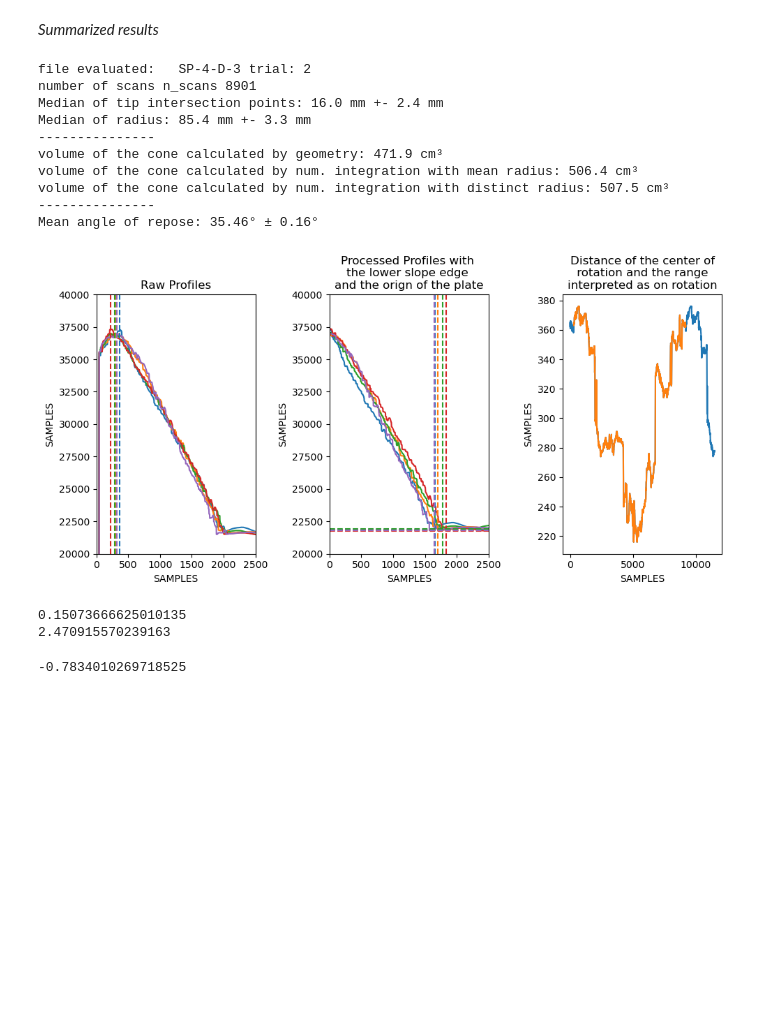
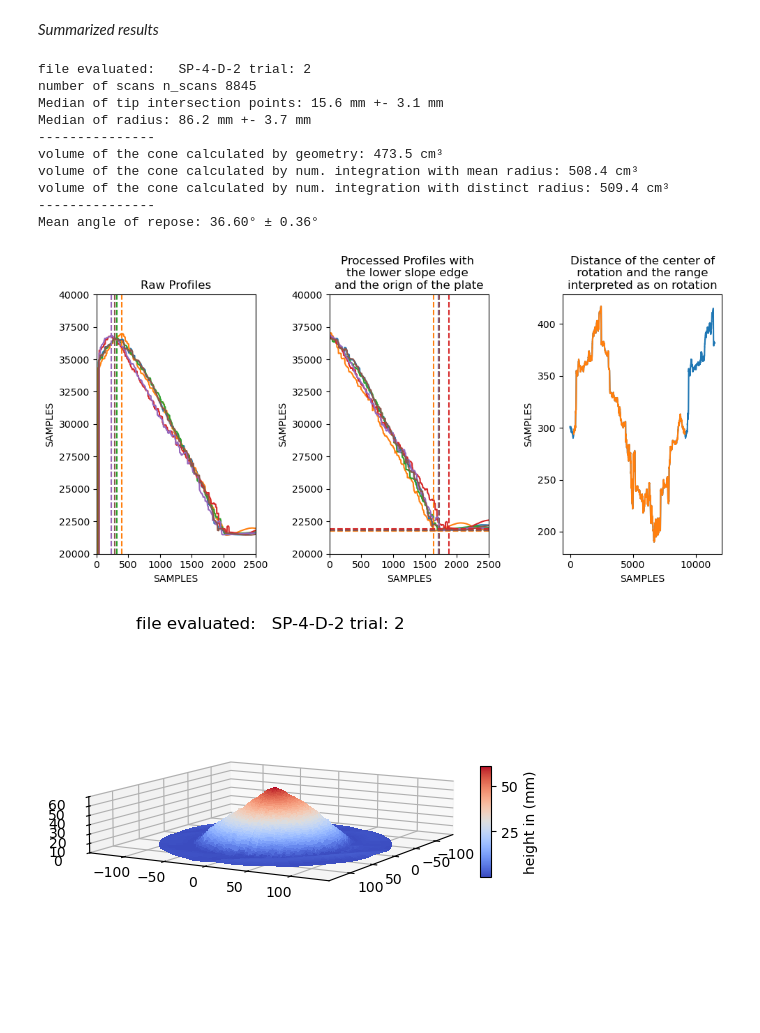
Before and after one commit to alexanderknut/Schuettkegel_Lab_dev, a Jupyter notebook: Auswertung.ipynb, the cells around one changed output. Saved outputs shown, nothing was run; the diff lists cells and outputs as text; code cells hidden in the pictures; blank space fills up the shorter version.

```diff
--- a/Auswertung.ipynb
+++ b/Auswertung.ipynb
@@ -170,7 +172,7 @@ for i in range(np.shape(z_data_f)[1]):
     # adaptiv calculation of the index used for the linear interpolation
     # define left and right fit ranges
     left_start = max(first_valid[i], int(index_max_z[i]-OUTERCENTEROFFSET))
-    left_stop = max(first_valid[i]+MINIMUMOFFSET, int(index_max_z[i]-inner_center_offset[i]))
+    left_stop = max(left_start+MINIMUMOFFSET, int(index_max_z[i]-inner_center_offset[i]))
     right_start = min(index_max_z[i]+MINIMUMOFFSET, int(index_max_z[i]+inner_center_offset[i]))
     right_stop = min(z_data_f.shape[0], int(index_max_z[i]+OUTERCENTEROFFSET))
     # define row ranges for left and right linear fits
@@ -263,19 +265,25 @@ x_int_floor = np.zeros(np.shape(z_data_f_r_t_sx)[1])
 z_data_f_r_t_sx_sz = np.zeros((SAMPLESIZE,np.shape(z_data_f_r_t_sx)[1]))
 b_right = np.zeros(x_int_floor.shape)
 for i in range(np.shape(z_data_f_t)[1]):
+    x_used = x_data_f_r_s[:]
+    z_used = z_data_f_r_t_sx[:,i]
+    valid_used = valid_t_s[:,i]
     # define left and right fit ranges
     # define row ranges for left and right linear fits
-    right_stop = min(z_data_f_r_t_sx.shape[0], RIGHTSTOP)
+    right_stop = min(z_used.shape[0], RIGHTSTOP)
     row_range_right = slice(RIGHTSTART, right_stop)
     # linear fit left and right of the peak
-    b_right[i] = np.min(z_data_f_r_t_sx[row_range_right,i])
-    b_right_ind = np.argmin(z_data_f_r_t_sx[row_range_right,i])+RIGHTSTART
+    # ISSUE: b_right_ind is not calculated properly because the calculation is truncated by the mask valid_used
+    b_right[i] = np.min(z_used[row_range_right][valid_used[row_range_right]])
+    b_right_ind = np.argmin(z_used[row_range_right][valid_used[row_range_right]])+RIGHTSTART
     #adaptive calculate the row range left
     #max_right = np.max(z_data_f_r_t_sx[row_range_right,i])
-    left_stop = np.where(z_data_f_r_t_sx[:b_right_ind,i] > MAXTHRESHOLD*b_right[i])[0][-1]
+    left_stop = np.where(z_used[:b_right_ind] > MAXTHRESHOLD*b_right[i])[0][-1]
     left_start = left_stop - LEFTOFFSET
     row_range_left = slice(left_start, left_stop)
-    m_left, b_left = np.polyfit(x_data_f_r_s[row_range_left], z_data_f_r_t_sx[row_range_left,i], 1)
+    x_for_calc = x_used[row_range_left][valid_used[row_range_left]]
+    z_for_calc = z_used[row_range_left][valid_used[row_range_left]]
+    m_left, b_left = np.polyfit(x_for_calc,z_for_calc, 1)
     x_int_floor[i] = (b_right[i] - b_left) / (m_left)
 print(f"Median of radius: {np.median(x_int_floor*SCALE_X):.1f} mm +- {np.std(x_int_floor*SCALE_X):.1f} mm")
 x_int_floor = x_int_floor.astype(int)
@@ -471,39 +477,64 @@ for x in x_int_t[STARTIND:ENDIND:stepsize]:
 axes[0].set_ylim([20000,40000])
 axes[0].set_xlim([0,SAMPLESIZE])
 axes[0].set_xlabel("SAMPLES")
 axes[0].set_ylabel("SAMPLES")
 axes[0].set_title("Raw Profiles")
 z_plot = axes[1].plot(z_data_f_r_t_sx[:,STARTIND:ENDIND:stepsize])
 i=0
 for x in x_int_floor[STARTIND:ENDIND:stepsize]:
     axes[1].axvline(x,color=z_plot[i].get_color(),linestyle="--")
     i=i+1
 i=0
 for y in b_right[STARTIND:ENDIND:stepsize]:
     axes[1].axhline(y,color=z_plot[i].get_color(),linestyle="--")
     i=i+1
 axes[1].set_xlabel("SAMPLES")
 axes[1].set_ylabel("SAMPLES")
 axes[1].set_title("Processed Profiles with \nthe lower slope edge \nand the orign of the plate")
 axes[1].set_ylim([20000,40000])
 axes[1].set_xlim([0,SAMPLESIZE])
 #....
 axes[2].plot(x_temp, x_int)
 axes[2].plot(x_temp[lstart:lend], x_int_t)
 axes[2].set_xlabel("SAMPLES")
 axes[2].set_ylabel("SAMPLES")
 axes[2].set_title("Distance of the center of\n rotation and the range \ninterpreted as on rotation")
 plt.tight_layout()
 plt.show()
+#
+# 3D-Plot
+STEPSIZE = 20
+x_cord = np.zeros(np.shape(z_data_f_r_t_sx_sz_obj))
+y_cord = np.zeros(np.shape(z_data_f_r_t_sx_sz_obj))
+for i in range(np.shape(z_data_f_r_t_sx_sz_obj)[1]):
+    ri = x_data_f_r_t_s_obj
+    theta = poloar_coordinate[i]
+    x_cord[:,i] = ri*m.cos(theta)
+    y_cord[:,i] = ri*m.sin(theta)
+fig = plt.figure()
+#ax = Axes3D(fig)
+ax = fig.add_subplot(111, projection='3d')
+# Plot a basic wireframe.
+surf = ax.plot_surface(x_cord[:,:-1:STEPSIZE], y_cord[:,:-1:STEPSIZE], z_data_f_r_t_sx_sz_obj[:,:-1:STEPSIZE], cmap=cm.coolwarm,
+                       linewidth=0, antialiased=False)
+ax.set_zlim(0, 60)
+ax.view_init(elev=10, azim=30) # Adjust these values to change the angle
+ax.set_aspect('equal')
+plt.title(f"file evaluated:   {psd}-{subset} trial: {str(trial)}")
+# Add a color bar which maps values to colors.
+cbar = fig.colorbar(surf, shrink=0.3, aspect=10)
+cbar.set_label('height in (mm)')
+plt.show()
 # %% [output]
-file evaluated:   SP-4-D-3 trial: 2
-number of scans n_scans 8901
-Median of tip intersection points: 16.0 mm +- 2.4 mm
-Median of radius: 85.4 mm +- 3.3 mm
+file evaluated:   SP-4-D-2 trial: 2
+number of scans n_scans 8845
+Median of tip intersection points: 15.6 mm +- 3.1 mm
+Median of radius: 86.2 mm +- 3.7 mm
 ---------------
-volume of the cone calculated by geometry: 471.9 cm³
-volume of the cone calculated by num. integration with mean radius: 506.4 cm³
-volume of the cone calculated by num. integration with distinct radius: 507.5 cm³
+volume of the cone calculated by geometry: 473.5 cm³
+volume of the cone calculated by num. integration with mean radius: 508.4 cm³
+volume of the cone calculated by num. integration with distinct radius: 509.4 cm³
 ---------------
-Mean angle of repose: 35.46° ± 0.16°
+Mean angle of repose: 36.60° ± 0.36°
-[figure, old version]
+[figure, new version]
+[figure, added]
@@ -519,10 +540,0 @@ for i in range(np.shape(z_data_f_r_t_sx_sz_obj)[1]):
-# %%
-print(x_data_f_r_t_s_obj[3])
-print(poloar_coordinate[3500])
-m.cos(poloar_coordinate[3500])
-x = 100*m.cos(poloar_coordinate)
-y = 100*m.cos
-# %% [output]
-0.15073666625010135
-2.470915570239163
--0.7834010269718525
```
Also changed, not shown: parts of 8 cells of this notebook.
